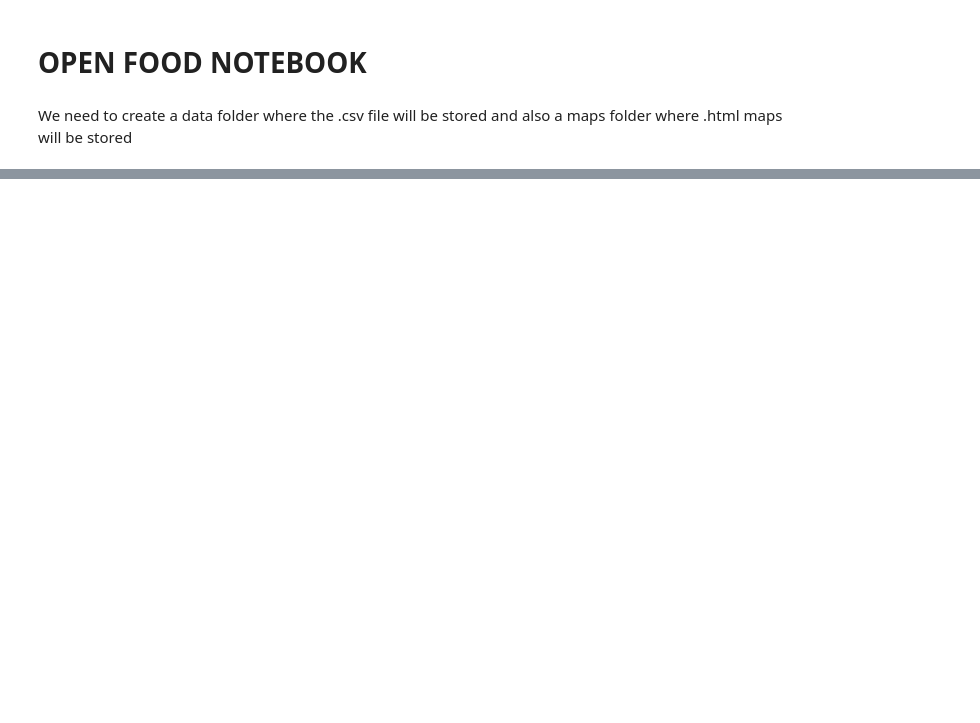
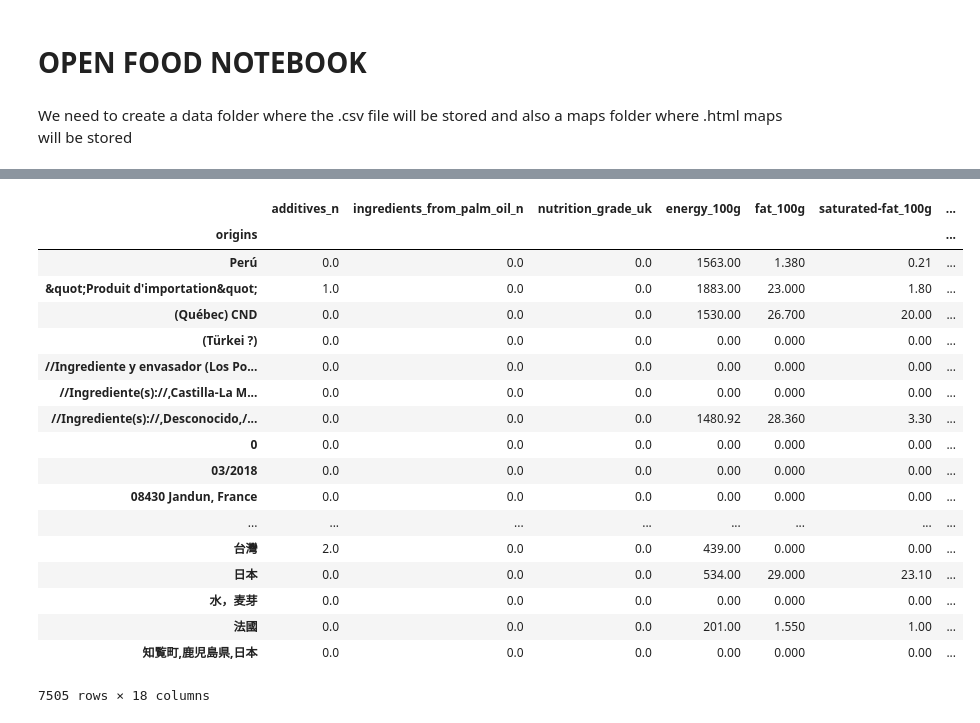
Before and after one commit to celine-y/open_food_facts, a Jupyter notebook: project.ipynb, the cells around one changed output, grey strips where cells are left out. Saved outputs shown, nothing was run; the diff lists cells and outputs as text; code cells hidden in the pictures; blank space fills up the shorter version.

```diff
--- a/project.ipynb
+++ b/project.ipynb
@@ -38,0 +94,24 @@ data.head()
+# %%
+food_df['origins'] = food_df['origins'].fillna("unknown")
+origins = food_df.groupby(food_df['origins']).sum()
+origins
+# %% [output]
+|  | additives_n | ingredients_from_palm_oil_n | nutrition_grade_uk | energy_100g | fat_100g | saturated-fat_100g | ... |
+| origins |  |  |  |  |  |  | ... |
+| Perú | 0.0 | 0.0 | 0.0 | 1563.00 | 1.380 | 0.21 | ... |
+| &quot;Produit d'importation&quot; | 1.0 | 0.0 | 0.0 | 1883.00 | 23.000 | 1.80 | ... |
+| (Québec) CND | 0.0 | 0.0 | 0.0 | 1530.00 | 26.700 | 20.00 | ... |
+| (Türkei ?) | 0.0 | 0.0 | 0.0 | 0.00 | 0.000 | 0.00 | ... |
+| //Ingrediente y envasador (Los Po... | 0.0 | 0.0 | 0.0 | 0.00 | 0.000 | 0.00 | ... |
+| //Ingrediente(s)://,Castilla-La M... | 0.0 | 0.0 | 0.0 | 0.00 | 0.000 | 0.00 | ... |
+| //Ingrediente(s)://,Desconocido,/... | 0.0 | 0.0 | 0.0 | 1480.92 | 28.360 | 3.30 | ... |
+| 0 | 0.0 | 0.0 | 0.0 | 0.00 | 0.000 | 0.00 | ... |
+| 03/2018 | 0.0 | 0.0 | 0.0 | 0.00 | 0.000 | 0.00 | ... |
+| 08430 Jandun, France | 0.0 | 0.0 | 0.0 | 0.00 | 0.000 | 0.00 | ... |
+| ... | ... | ... | ... | ... | ... | ... | ... |
+| 台灣 | 2.0 | 0.0 | 0.0 | 439.00 | 0.000 | 0.00 | ... |
+| 日本 | 0.0 | 0.0 | 0.0 | 534.00 | 29.000 | 23.10 | ... |
+| 水，麦芽 | 0.0 | 0.0 | 0.0 | 0.00 | 0.000 | 0.00 | ... |
+| 法國 | 0.0 | 0.0 | 0.0 | 201.00 | 1.550 | 1.00 | ... |
+| 知覧町,鹿児島県,日本 | 0.0 | 0.0 | 0.0 | 0.00 | 0.000 | 0.00 | ... |
+7505 rows × 18 columns
```
Also changed, not shown: parts of 33 cells of this notebook.
